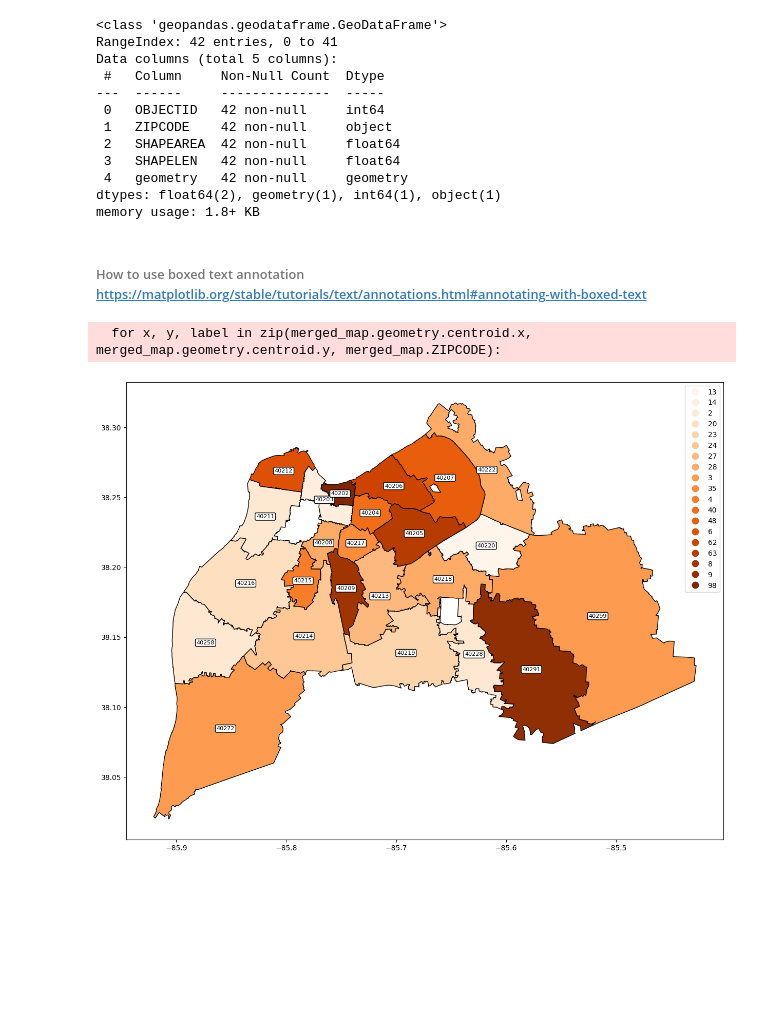
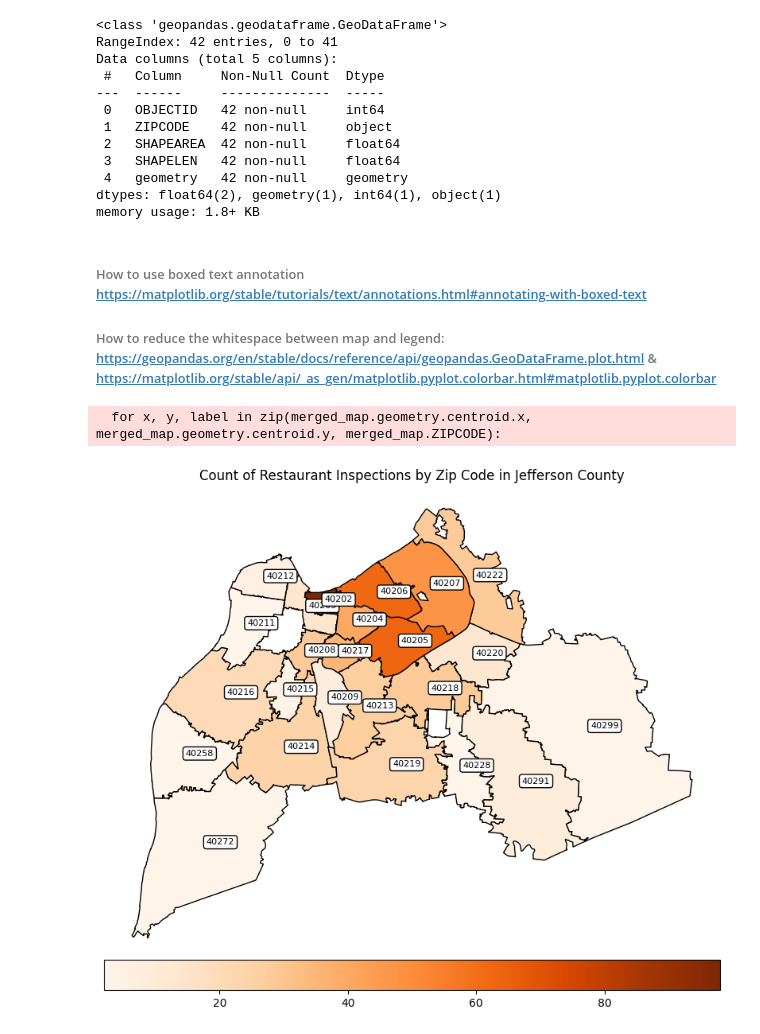
Before and after one commit to mary-vo/inspection, a Jupyter notebook: shapefile/shapefile.ipynb, the cells around one changed output. Cells and saved outputs as stored; diff of their text form; code cells hidden in the pictures; blank space fills up the shorter version.

Commit message:
update map and scatterplot

```diff
--- a/shapefile/shapefile.ipynb
+++ b/shapefile/shapefile.ipynb
@@ -23,25 +23,32 @@ dtypes: float64(2), geometry(1), int64(1), object(1)
 memory usage: 1.8+ KB
 # %% [markdown]
 ###### How to use boxed text annotation <br> https://matplotlib.org/stable/tutorials/text/annotations.html#annotating-with-boxed-text
+###### How to reduce the whitespace between map and legend: https://geopandas.org/en/stable/docs/reference/api/geopandas.GeoDataFrame.plot.html & https://matplotlib.org/stable/api/_as_gen/matplotlib.pyplot.colorbar.html#matplotlib.pyplot.colorbar
 # %%
 path = os.path.join('..','merged_output_masked.xlsx')
 restaurants_df = pd.read_excel(path)
 restaurants_df = restaurants_df['zip'].value_counts().reset_index().rename(columns={'zip':'ZIPCODE'}).astype(str).sort_values(by='ZIPCODE')
 # restaurants_df['ZIPCODE_length'] = restaurants_df['ZIPCODE'].astype(str).str.len()
-restaurants_df
+restaurants_df['count']=restaurants_df['count'].astype(int)
 # restaurants_df.info()
 
 merged_map = louisville_zip_map.merge(restaurants_df,on='ZIPCODE')
+# merged_map.info()
+fig, ax = plt.subplots(figsize=(10, 10))
 
-fig, ax = plt.subplots(figsize=(15, 20))
-merged_map.plot(column='count', cmap='Oranges', legend=True, ax=ax, edgecolor='black')
+
+merged_map.plot(column='count', cmap='Oranges', ax=ax, edgecolor='black', legend=True, legend_kwds={'location': 'bottom', "pad": 0}).axis('off')
 
 for x, y, label in zip(merged_map.geometry.centroid.x, merged_map.geometry.centroid.y, merged_map.ZIPCODE):
-    ax.annotate(label, xy=(x, y), xytext=(0, 0), textcoords="offset points", ha='center', va='center', fontsize=8,
+    ax.annotate(label, xy=(x, y), xytext=(0, 0), textcoords="offset points",fontsize=8,
                 bbox=dict(boxstyle="round,pad=0.3", fc="white", ec="black"))
+
+
+plt.title("Count of Restaurant Inspections by Zip Code in Jefferson County")
+plt.show()
 # %% [output]
   for x, y, label in zip(merged_map.geometry.centroid.x, merged_map.geometry.centroid.y, merged_map.ZIPCODE):
-[figure, old version]
+[figure, new version]
 # %%
 print(louisville_zip_map['ZIPCODE'].dtypes)
 print(restaurants_df['ZIPCODE'].dtypes)
```
Also changed, not shown: 5 other files.
